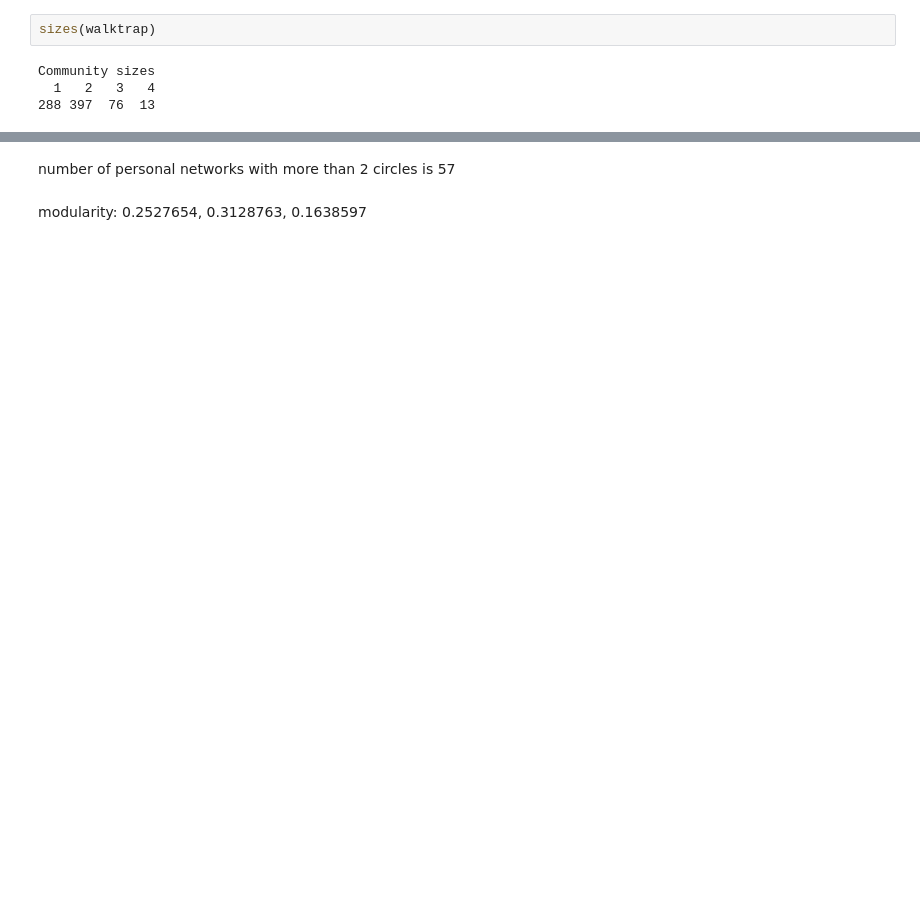
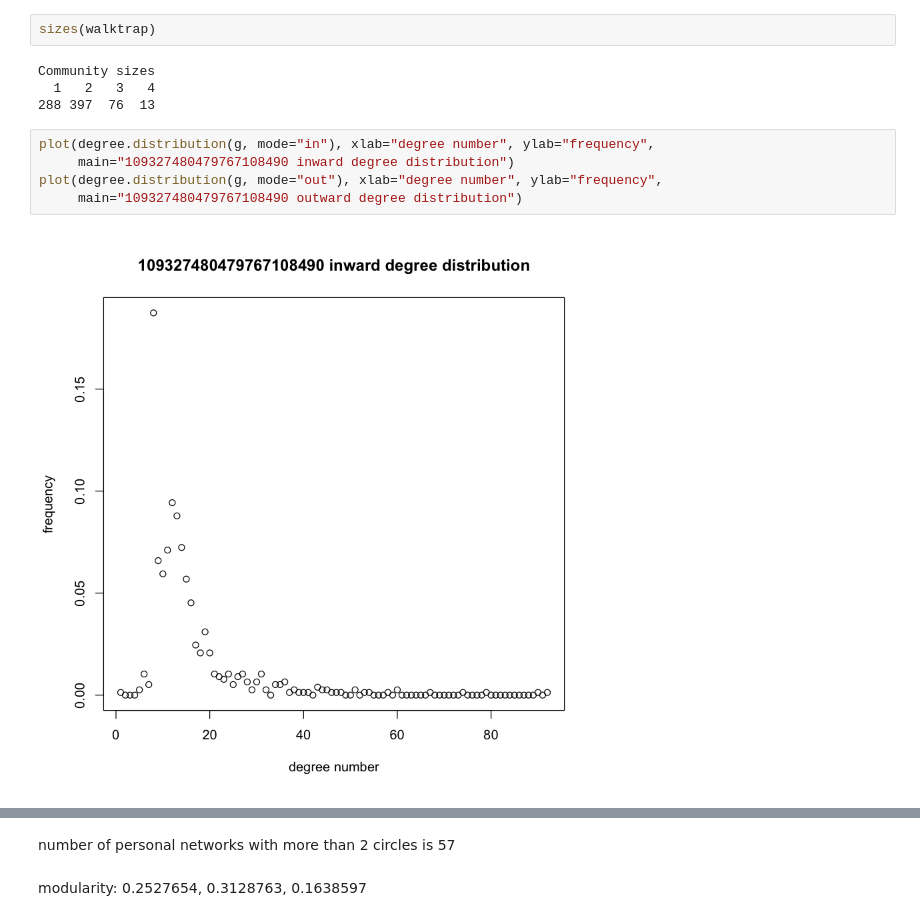
Before and after one commit to wanghran/ECE232_Graph, a Jupyter notebook: Project_2/code/2.ipynb, the cells around one changed output, grey strips where cells are left out. Saved outputs shown, nothing was run; the diff lists cells and outputs as text; blank space fills up the shorter version.

```diff
--- a/Project_2/code/2.ipynb
+++ b/Project_2/code/2.ipynb
@@ -57,3 +57,10 @@ sizes(walktrap)
 Community sizes
   1   2   3   4
 288 397  76  13
+# %%
+plot(degree.distribution(g, mode="in"), xlab="degree number", ylab="frequency",
+     main="109327480479767108490 inward degree distribution")
+plot(degree.distribution(g, mode="out"), xlab="degree number", ylab="frequency",
+     main="109327480479767108490 outward degree distribution")
+# %% [output]
+[figure, added]
```
Also changed, not shown: parts of 9 cells of this notebook, 30 other files.
